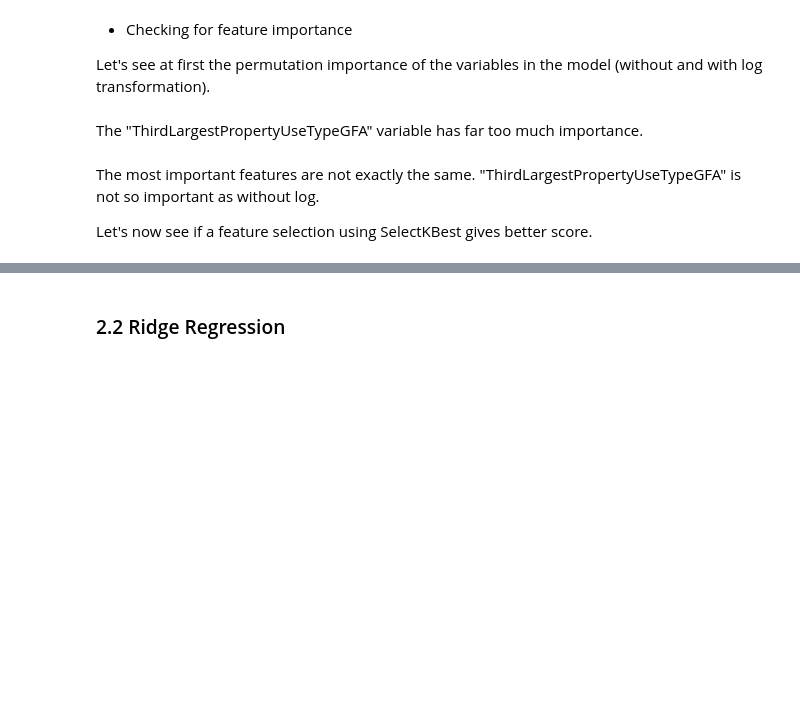
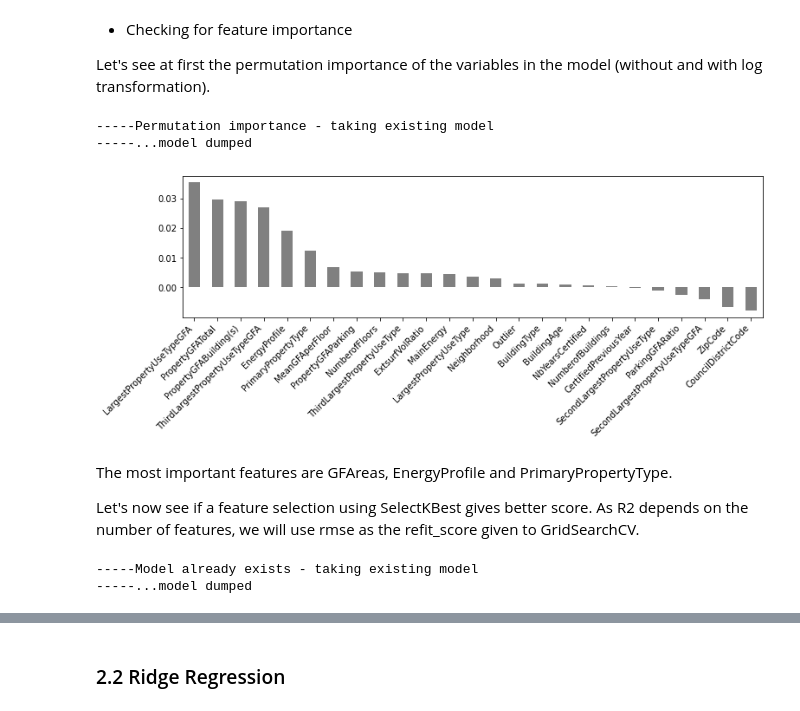
Before and after one commit to SmellyArmure/OC_DS_Project4, a Jupyter notebook: NOTEBOOKS/P4_Modelling.ipynb, the cells around one changed output, grey strips where cells are left out. Cells and saved outputs as stored; diff of their text form; code cells hidden in the pictures; blank space fills up the shorter version.

```diff
--- a/NOTEBOOKS/P4_Modelling.ipynb
+++ b/NOTEBOOKS/P4_Modelling.ipynb
@@ -1225,15 +1238,17 @@ Let's see at first the permutation importance of the variables in the model (wit
 # %%
 # Permutation importances
 
-name_reg = 'KNN_kneigh_grid'
+name_reg = 'zo_KNN_kneigh_grid'
 dict_scv_params, _, _, perm_imp_file_name = \
         set_dict_scv_params(X_tr, y_tr, target, log_on=False, refit='r2')
 model = dict_models[name_reg].best_estimator_
 
 # del dict_pimp[name_reg] # to overwrite existing permutation importances
 dict_pimp = plot_perm_importance(model, name_reg, dict_scv_params['X'],
                         dict_scv_params['y'], scoring='r2',
                         dict_perm_imp = dict_pimp,
                         file_name=perm_imp_file_name)
+# %% [output]
+-----Permutation importance - taking existing model
+-----...model dumped
+[figure, added]
-# %% [markdown]
-The "ThirdLargestPropertyUseTypeGFA" variable has far too much importance.
@@ -1253,27 +1255,34 @@ dict_pimp = plot_perm_importance(model, name_reg, dict_scv_params['X'],
 # %% [markdown]
-The most important features are not exactly the same. "ThirdLargestPropertyUseTypeGFA" is not so important as without log.
+The most important features are GFAreas, EnergyProfile and PrimaryPropertyType.
 
-Let's now see if a feature selection using SelectKBest gives better score.
+Let's now see if a feature selection using SelectKBest gives better score. As R2 depends on the number of features, we will use rmse as the refit_score given to GridSearchCV.
 # %%
 from sklearn.pipeline import Pipeline
 from sklearn.neighbors import KNeighborsRegressor
 from sklearn.feature_selection import SelectKBest, mutual_info_regression, f_regression
 
+target = 'SEU'
+outlier_filt_strat = 'ZscoreOutlier'
+X_tr, X_te, y_tr, y_te = \
+     tr_te_split_with_outliers_filter(df_X, df_y, df_outliers, # df_outliers is calculated in §1.3
+                                      target, outlier_filt_strat, group_col) # 'ZscoreOutlier', 'LOFOutlier', 'IsolFOutlier'
+skf = list(StratifiedKFold(5).split(X_tr, X_tr[group_col]))
+
 reg = KNeighborsRegressor()
-name_reg = 'KNN_log_kbest_grid'
+name_reg = 'zo_KNN_selkbest_grid'
 # del dict_models[name_reg] # to overwrite an existing model
 param_grid={'preproc__cust_trans__strat_binary': ['ord'],
-            'preproc__cust_trans__strat_low_card': ['bin'], # 'ohe', 'bin', 'ord', 'hash', 'loo'
-            'preproc__cust_trans__strat_high_card': ['bin'], # 'ohe', 'bin', 'ord', 'hash', 'loo'
+            'preproc__cust_trans__strat_low_card': ['ord'], # 'ohe', 'bin', 'ord', 'hash', 'loo'
+            'preproc__cust_trans__strat_high_card': ['ohe',], # 'ohe', 'bin', 'ord', 'hash', 'loo'
             'preproc__cust_trans__strat_quant': ['stand'], # 'stand', 'minmax', 'maxabs', 'robust', 'norm', 'quant_uni', 'quant_norm', 'pow'
-            'feat_sel__k_best__k': np.arange(1,26), # np.arange(1,26)
-            'feat_sel__k_best__score_func': [mutual_info_regression,f_regression], #,mutual_info_regression, f_regression
-            name_reg+'__n_neighbors': [3,5,7,9,11,13,15], # 2,3,5,7,9
-            name_reg+'__weights': ['uniform', 'distance'], # 'uniform', 'distance'
-            name_reg+'__p': [2]} # 1,2
+            'feat_sel__k_best__k': np.arange(1,26,2), # np.arange(1,26,2)
+            'feat_sel__k_best__score_func': [mutual_info_regression, f_regression], #,mutual_info_regression, f_regression
+            name_reg+'__n_neighbors': [3,5,7,9,11,13], # 3,4,5,7,9,11
+            # name_reg+'__weights': ['uniform', 'distance'], # 'uniform', 'distance'
+            name_reg+'__p': [1]} # 1,2
 search_strat = 'grid'
 n_iter=None
-refit_score = 'r2'
+refit_score = 'rmse'
 
 feat_sel_pipe = Pipeline([('k_best', SelectKBest())])
 preproc_pipe = Pipeline([('cust_trans', CustTransformer(thresh_card=12))])
@@ -1281,12 +1290,10 @@ pipe = Pipeline([('preproc', preproc_pipe),
 	    	     ('feat_sel', feat_sel_pipe),
 	             (name_reg, reg)])
 dict_scv_params, models_file_name, l_curves_file_name, perm_imp_file_name = \
-        set_dict_scv_params(X_tr, y_tr, target, log_on=True, refit=refit_score)
+        set_dict_scv_params(X_tr, y_tr, target, log_on=False, refit=refit_score)
 
 df_res = run_optimization(name_reg, reg, param_grid, models_file_name, dict_models,
                           pipe, dict_scv_params, skf, df_res, search_strat, n_iter)
-'''-----Model not existing - computing...
-Grid
-Fitting 5 folds for each of 250 candidates, totalling 1250 fits
-[Parallel(n_jobs=1)]: Using backend SequentialBackend with 1 concurrent workers.
-[Parallel(n_jobs=1)]: Done 1250 out of 1250 | elapsed: 68.9min finished'''
+# %% [output]
+-----Model already exists - taking existing model
+-----...model dumped
```
Also changed, not shown: parts of 48 cells of this notebook, 3 other files.
